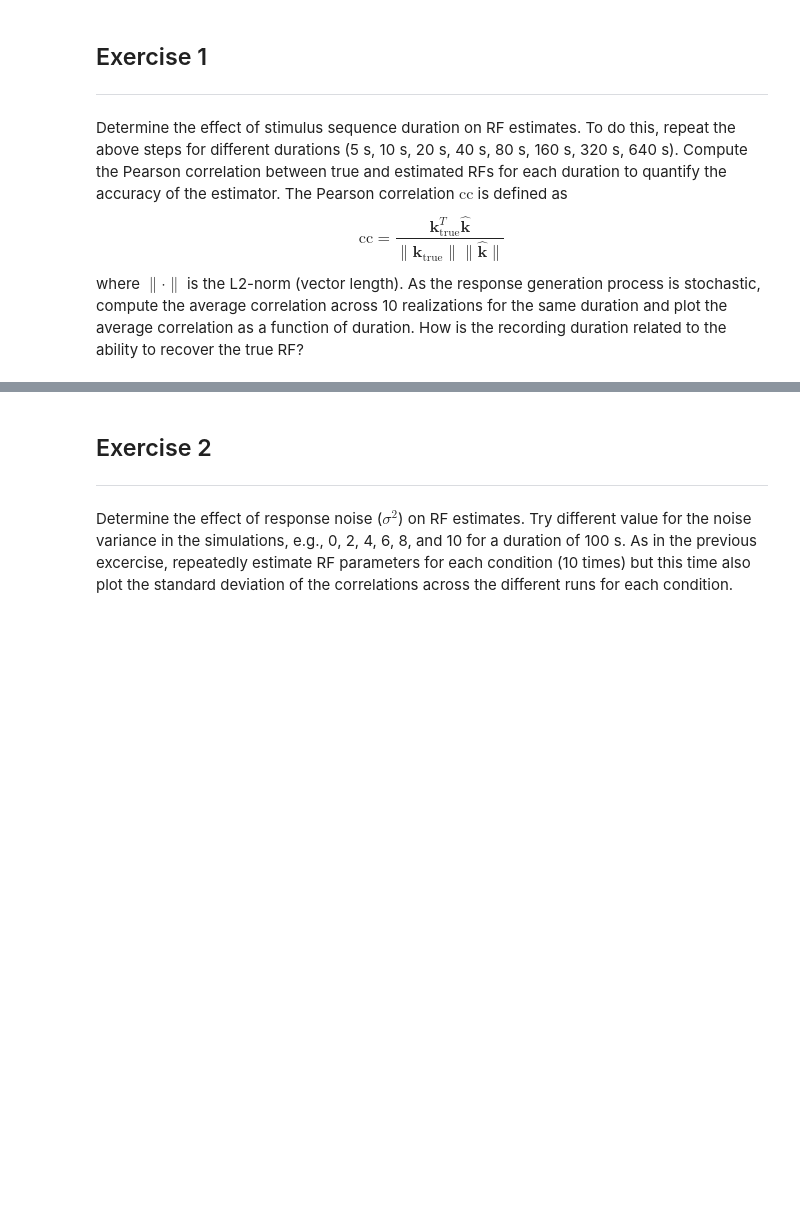
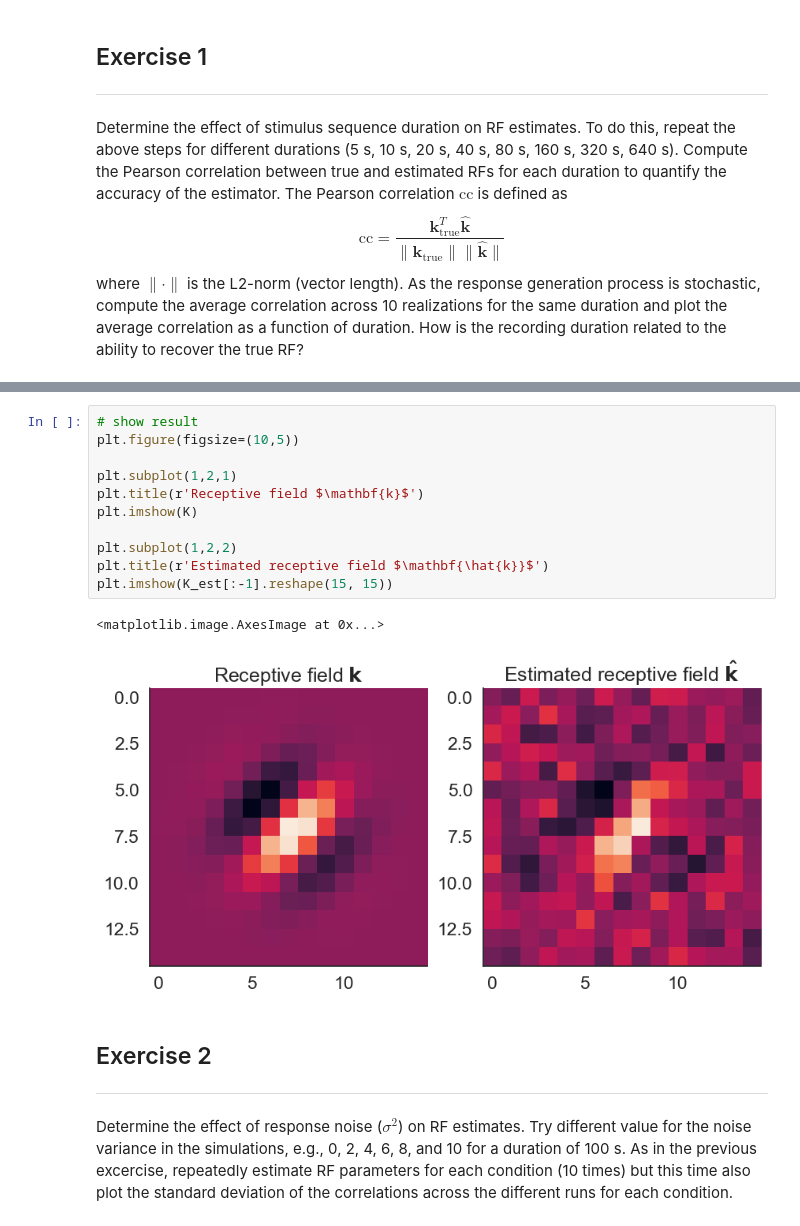
Before and after one commit to EvaMare/Neuro_Analysis, a Jupyter notebook: 2-single-cell-analysis-master/02-GLMs/module_2b_exercises.ipynb, the cells around one changed output, grey strips where cells are left out. Drawn from its saved outputs; the diff is of its cells as text; blank space fills up the shorter version.

```diff
--- a/2-single-cell-analysis-master/02-GLMs/module_2b_exercises.ipynb
+++ b/2-single-cell-analysis-master/02-GLMs/module_2b_exercises.ipynb
@@ -20,3 +119,17 @@ As the response generation process is stochastic, compute the average correlatio
+# %%
+# show result
+plt.figure(figsize=(10,5))
+
+plt.subplot(1,2,1)
+plt.title(r'Receptive field $\mathbf{k}$')
+plt.imshow(K)
+
+plt.subplot(1,2,2)
+plt.title(r'Estimated receptive field $\mathbf{\hat{k}}$')
+plt.imshow(K_est[:-1].reshape(15, 15))
+# %% [output]
+<matplotlib.image.AxesImage at 0x...>
+[figure, added]
 # %% [markdown]
 ## Exercise 2
 ---
```
Also changed, not shown: parts of 5 cells of this notebook.
